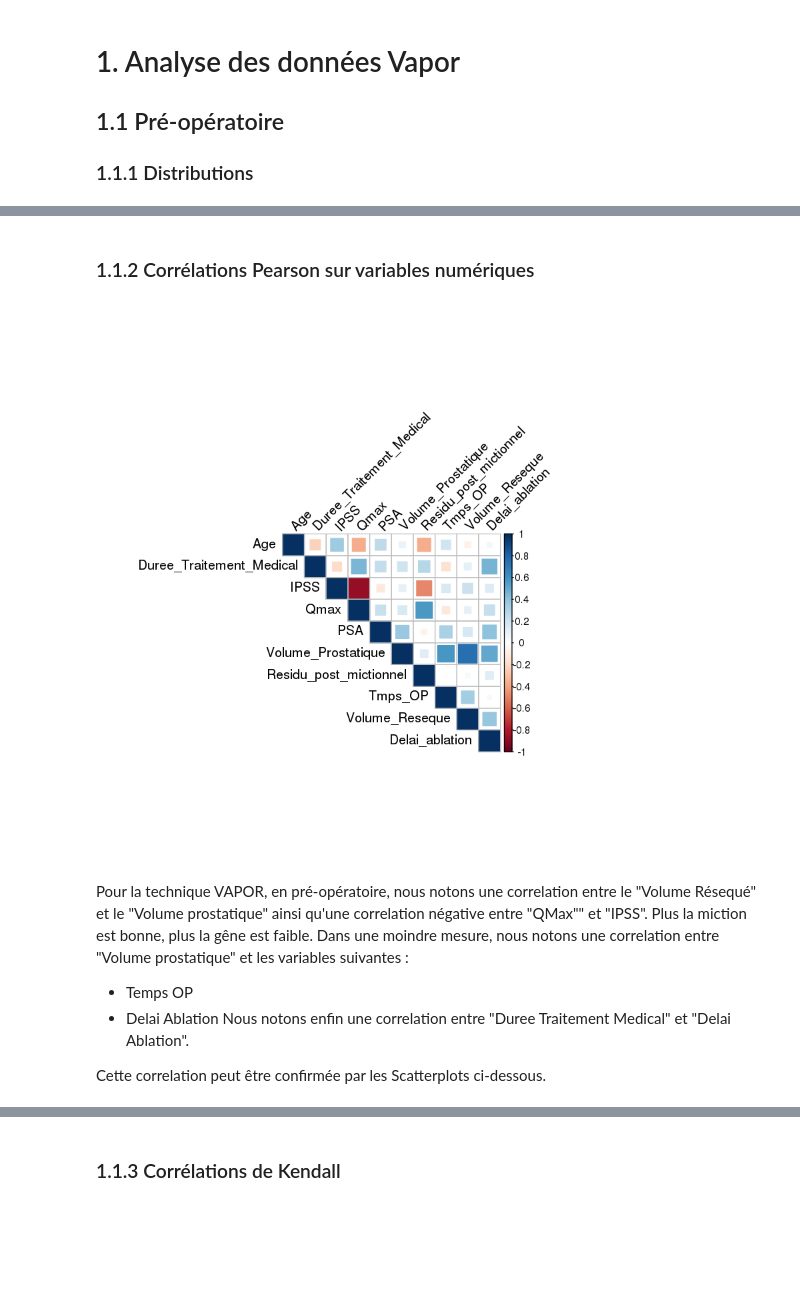
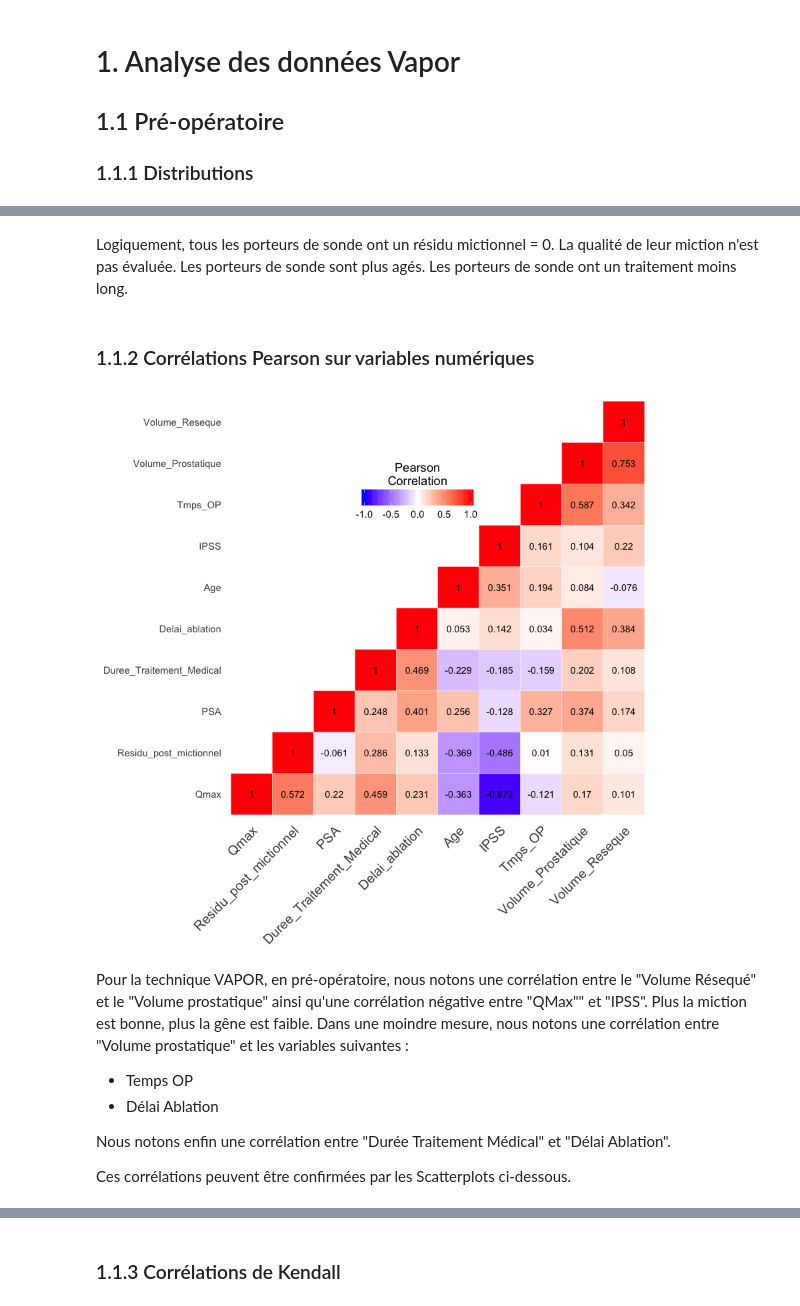
Before and after one commit to BigFab/TP_Adenome, a Jupyter notebook: Adenome.ipynb, the cells around one changed output, grey strips where cells are left out. Cells and saved outputs as stored; diff of their text form; code cells hidden in the pictures; blank space fills up the shorter version.

```diff
--- a/Adenome.ipynb
+++ b/Adenome.ipynb
@@ -176,18 +260,23 @@ for (i in 1:ncol(vapor_pre)) {
+# %% [markdown]
+Logiquement, tous les porteurs de sonde ont un résidu mictionnel = 0. La qualité de leur miction n'est pas évaluée.
+Les porteurs de sonde sont plus agés.
+Les porteurs de sonde ont un traitement moins long.
 # %% [markdown]
 ### 1.1.2 Corrélations Pearson sur variables numériques
 # %%
 mat_cor_vapor_num_pre = cor(vapor_num_pre, method = c("pearson"))
-corrplot(mat_cor_vapor_num_pre, type="upper",tl.col="black", tl.srt=45,method="square")
+adenome_heatmap(mat_cor_vapor_num_pre)
 # %% [output]
-[figure, old version]
+[figure, new version]
 # %% [markdown]
-Pour la technique VAPOR, en pré-opératoire, nous notons une correlation entre le "Volume Résequé" et le "Volume prostatique" ainsi qu'une correlation négative entre "QMax"" et "IPSS". Plus la miction est bonne, plus la gêne est faible.
-Dans une moindre mesure, nous notons une correlation entre "Volume prostatique" et les variables suivantes :
+Pour la technique VAPOR, en pré-opératoire, nous notons une corrélation entre le "Volume Résequé" et le "Volume prostatique" ainsi qu'une corrélation négative entre "QMax"" et "IPSS". Plus la miction est bonne, plus la gêne est faible.
+Dans une moindre mesure, nous notons une corrélation entre "Volume prostatique" et les variables suivantes :
 - Temps OP
-- Delai Ablation
-Nous notons enfin une correlation entre "Duree Traitement Medical" et "Delai Ablation".
+- Délai Ablation
 
-Cette correlation peut être confirmée par les Scatterplots ci-dessous.
+Nous notons enfin une corrélation entre "Durée Traitement Médical" et "Délai Ablation".
+
+Ces corrélations peuvent être confirmées par les Scatterplots ci-dessous.
 # %%
 adenome_scatterplot(vapor_pre,vapor_pre$Volume_Prostatique,vapor_pre$Volume_Reseque,"Volume_Prostatique","Volume_Reseque")
 adenome_scatterplot(vapor_pre,vapor_pre$Qmax,vapor_pre$IPSS,"Qmax","IPSS")
```
Also changed, not shown: parts of 17 cells of this notebook.
